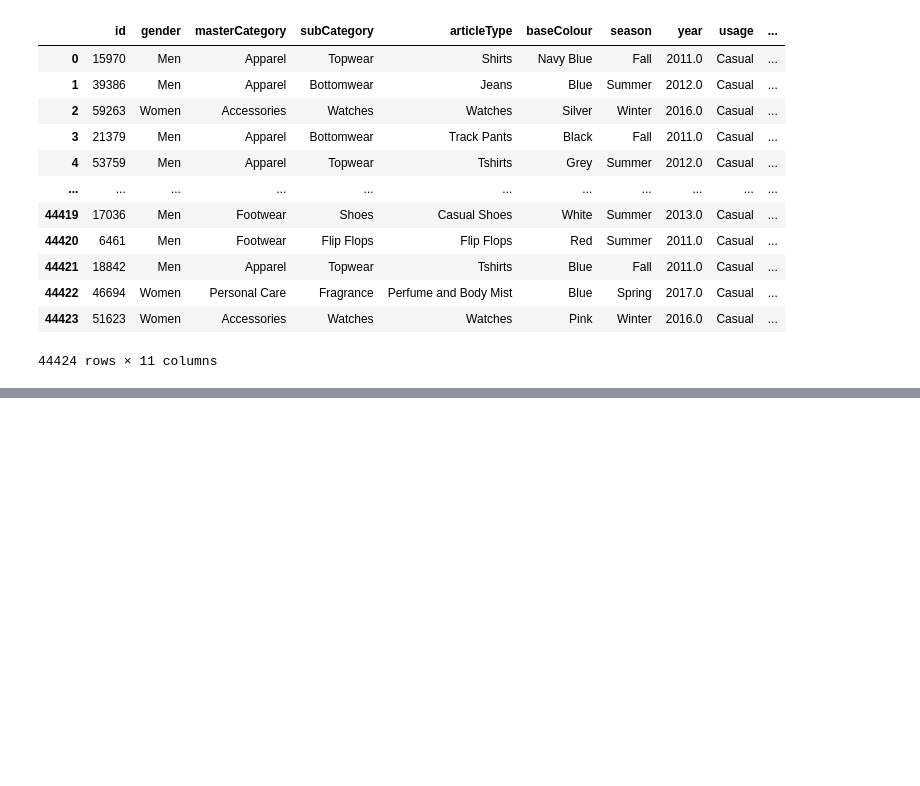
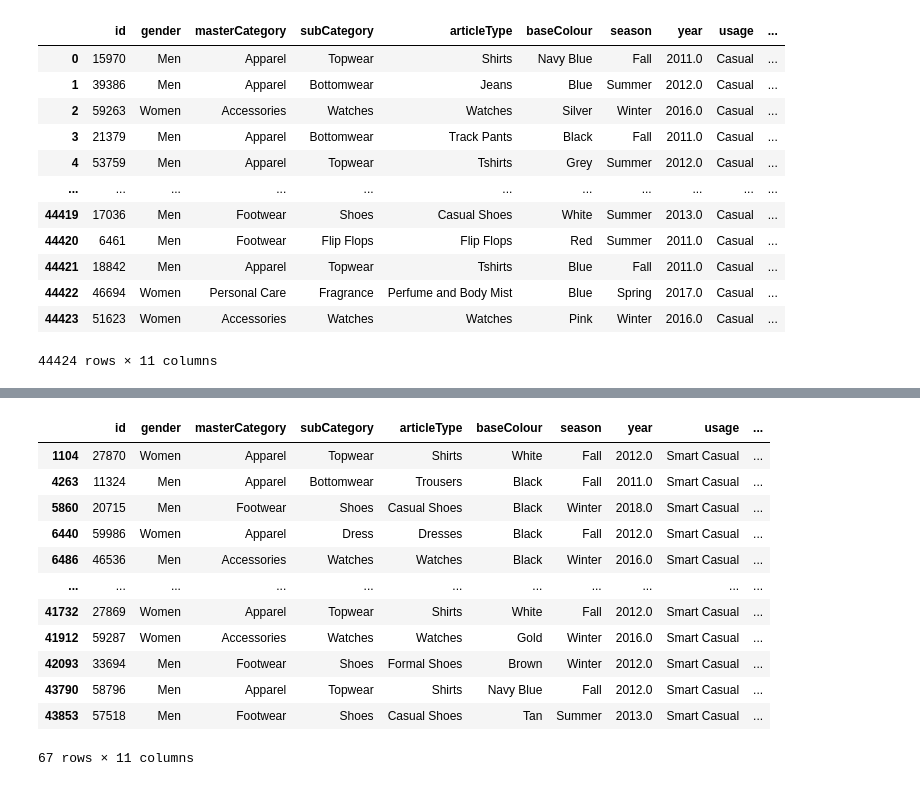
Before and after one commit to HussainPythonista/14Days_Of_Code, a Jupyter notebook: Data_Cleaning/Cleaning_Combining_Datasets.ipynb, the cells around one changed output, grey strips where cells are left out. Saved outputs shown, nothing was run; the diff lists cells and outputs as text; code cells hidden in the pictures; blank space fills up the shorter version.

```diff
--- a/Data_Cleaning/Cleaning_Combining_Datasets.ipynb
+++ b/Data_Cleaning/Cleaning_Combining_Datasets.ipynb
@@ -1389,0 +1442,16 @@ fashion_data
+# %%
+fashion_data[fashion_data["usage"]=="Smart Casual"]
+# %% [output]
+|  | id | gender | masterCategory | subCategory | articleType | baseColour | season | year | usage | ... |
+| 1104 | 27870 | Women | Apparel | Topwear | Shirts | White | Fall | 2012.0 | Smart Casual | ... |
+| 4263 | 11324 | Men | Apparel | Bottomwear | Trousers | Black | Fall | 2011.0 | Smart Casual | ... |
+| 5860 | 20715 | Men | Footwear | Shoes | Casual Shoes | Black | Winter | 2018.0 | Smart Casual | ... |
+| 6440 | 59986 | Women | Apparel | Dress | Dresses | Black | Fall | 2012.0 | Smart Casual | ... |
+| 6486 | 46536 | Men | Accessories | Watches | Watches | Black | Winter | 2016.0 | Smart Casual | ... |
+| ... | ... | ... | ... | ... | ... | ... | ... | ... | ... | ... |
+| 41732 | 27869 | Women | Apparel | Topwear | Shirts | White | Fall | 2012.0 | Smart Casual | ... |
+| 41912 | 59287 | Women | Accessories | Watches | Watches | Gold | Winter | 2016.0 | Smart Casual | ... |
+| 42093 | 33694 | Men | Footwear | Shoes | Formal Shoes | Brown | Winter | 2012.0 | Smart Casual | ... |
+| 43790 | 58796 | Men | Apparel | Topwear | Shirts | Navy Blue | Fall | 2012.0 | Smart Casual | ... |
+| 43853 | 57518 | Men | Footwear | Shoes | Casual Shoes | Tan | Summer | 2013.0 | Smart Casual | ... |
+67 rows × 11 columns
```
Also changed, not shown: parts of 16 cells of this notebook.
